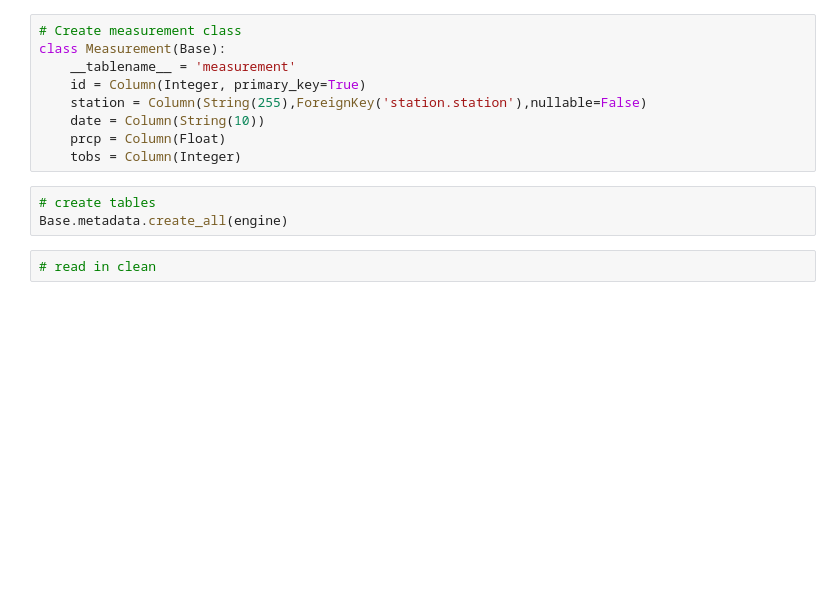
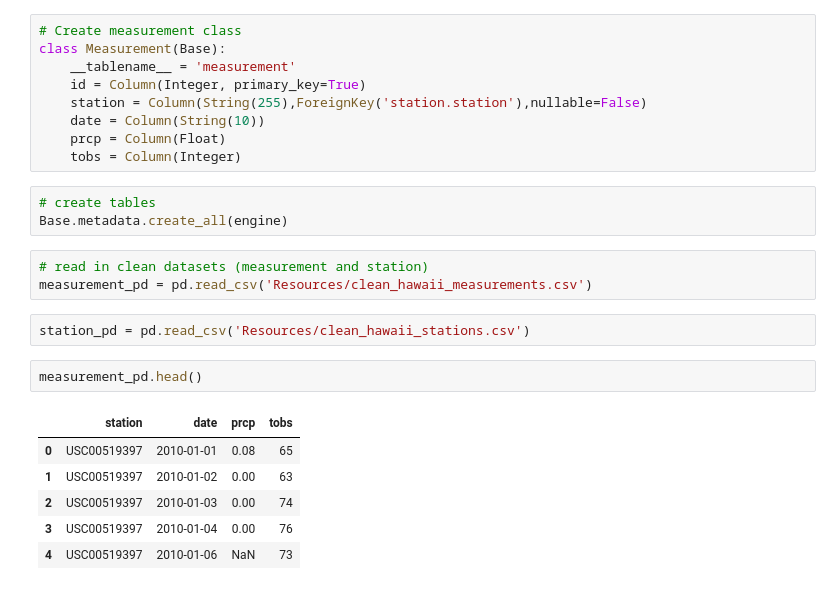
Before and after one commit to penguinistakc/surfs_up, a Jupyter notebook: database_engineering.ipynb, the cells around one changed output. Saved outputs shown, nothing was run; the diff lists cells and outputs as text; blank space fills up the shorter version.

```diff
--- a/database_engineering.ipynb
+++ b/database_engineering.ipynb
@@ -32,5 +37,17 @@ class Measurement(Base):
 # %%
 # create tables
 Base.metadata.create_all(engine)
-# %%
-# read in clean
+# %%
+# read in clean datasets (measurement and station)
+measurement_pd = pd.read_csv('Resources/clean_hawaii_measurements.csv')
+# %%
+station_pd = pd.read_csv('Resources/clean_hawaii_stations.csv')
+# %%
+measurement_pd.head()
+# %% [output]
+|  | station | date | prcp | tobs |
+| 0 | USC00519397 | 2010-01-01 | 0.08 | 65 |
+| 1 | USC00519397 | 2010-01-02 | 0.00 | 63 |
+| 2 | USC00519397 | 2010-01-03 | 0.00 | 74 |
+| 3 | USC00519397 | 2010-01-04 | 0.00 | 76 |
+| 4 | USC00519397 | 2010-01-06 | NaN | 73 |
```
Also changed, not shown: parts of 9 cells of this notebook, 4 other files.
